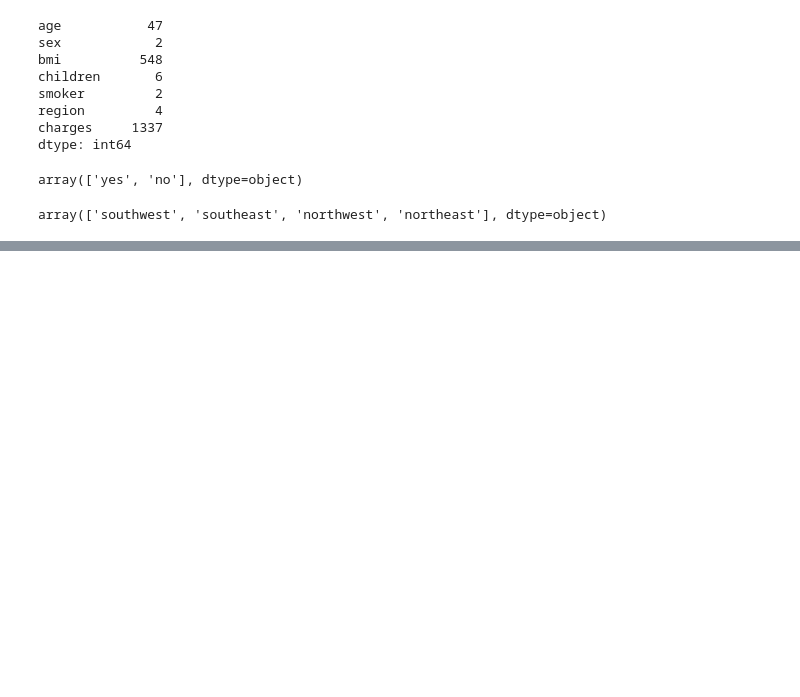
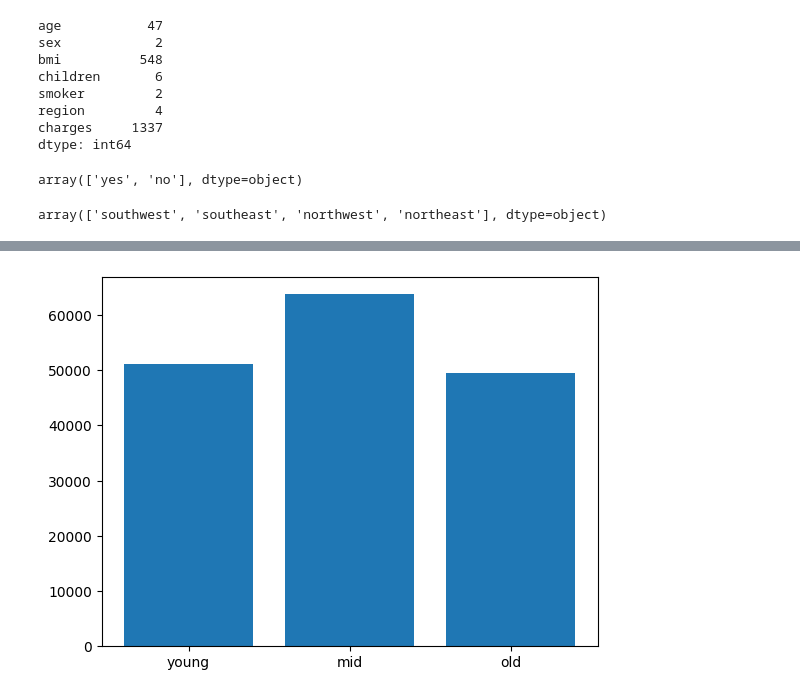
Before and after one commit to Rithish5513U/Insure-IQ, a Jupyter notebook: notebook/research.ipynb, the cells around one changed output, grey strips where cells are left out. Cells and saved outputs as stored; diff of their text form; code cells hidden in the pictures; blank space fills up the shorter version.

```diff
--- a/notebook/research.ipynb
+++ b/notebook/research.ipynb
@@ -89,0 +163,5 @@ array(['southwest', 'southeast', 'northwest', 'northeast'], dtype=object)
+# %%
+plt.bar(df['age_range'], df['charges'])
+plt.show()
+# %% [output]
+[figure, added]
```
Also changed, not shown: parts of 13 cells of this notebook, 14 other files.
